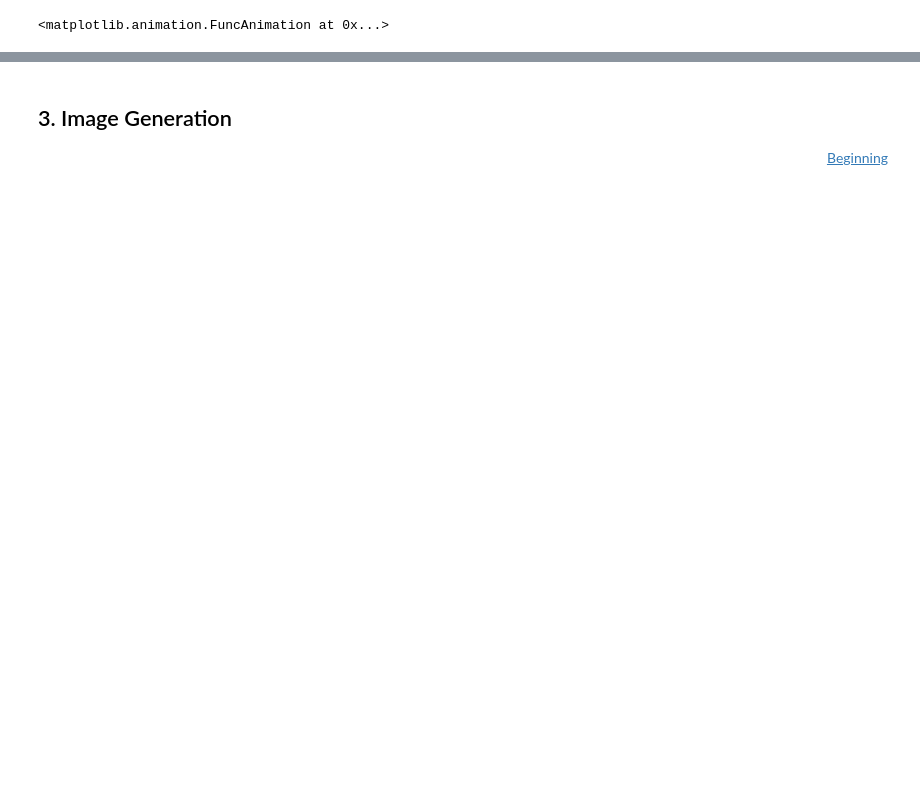
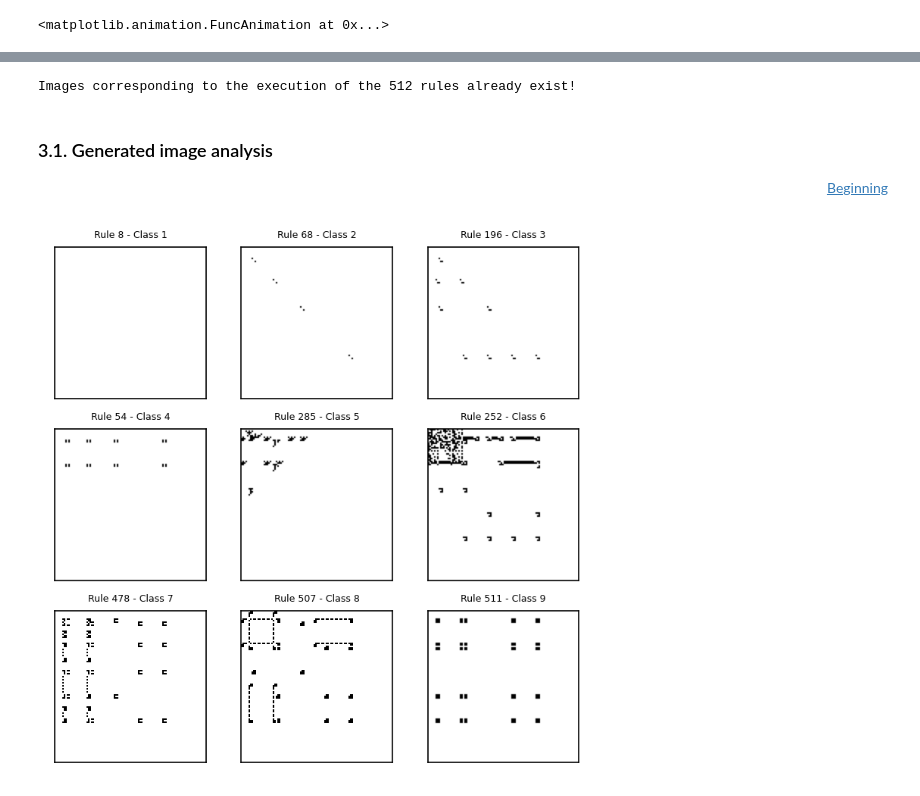
Before and after one commit to Xabilahu/Adversarial-Example-on-2D-Cellular-Automata, a Jupyter notebook: Adversarial_Examples_on_2D_CA.ipynb, the cells around one changed output, grey strips where cells are left out. Cells and saved outputs as stored; diff of their text form; code cells hidden in the pictures; blank space fills up the shorter version.

```diff
--- a/Adversarial_Examples_on_2D_CA.ipynb
+++ b/Adversarial_Examples_on_2D_CA.ipynb
@@ -185,0 +341,6 @@ anim
+# %%
+seed = np.zeros((50, 50, 50), dtype=np.bool)
+seed[0,24,24] = True
+
+ca = BinaryCellularAutomaton(50,50, EvolutionRules.rule_idx, 'Moore', rule_idx=246, seed=seed)
+ca.evolve()
@@ -186,4 +361,39 @@ anim
+# %%
+try:
+    os.mkdir('images')
+    os.mkdir('images/raw')
+
+    for i in range(1,10,1):
+        os.mkdir(f'images/raw/{i}')
+
+    seed = np.zeros((50, 100, 100), dtype=np.bool)
+    seed[0,24,24] = True
+
+    for idx in tqdm(range(1, 513, 1)):
+        ca = BinaryCellularAutomaton(100, 100, EvolutionRules.rule_idx, 'Moore', rule_idx=idx, seed=seed)
+        ca.evolve(use_tqdm=False)
+        ca.savefig(f'images/raw/{EvolutionRules.rule_idx_group(idx)}/{idx}.png')
+except FileExistsError:
+    print('Images corresponding to the execution of the 512 rules already exist!')
+# %% [output]
+Images corresponding to the execution of the 512 rules already exist!
 # %% [markdown]
-<a id='section3'></a>
-## 3. Image Generation
+<a id='section3.1'></a>
+### 3.1. Generated image analysis
 <p style="text-align:right;"><a href='#top'>Beginning</a></p>
+# %%
+plt.figure(figsize=(6,6))
+
+for i in range(1,10,1):
+    path_name = f'images/raw/{i}'
+    image_name = random.choice(os.listdir(path_name))
+    ax = plt.subplot(3,3,i)
+    ax.imshow(mpimg.imread(f'{path_name}/{image_name}'))
+    ax.set_title(f'Rule {image_name[:-4]} - Class {EvolutionRules.rule_idx_group(int(image_name[:-4]))}', fontsize=6)
+    ax.set_xticks([])
+    ax.set_yticks([])
+
+plt.show()
+plt.close()
+# %% [output]
+[figure, added]
```
Also changed, not shown: parts of 47 cells of this notebook, 1 other file.
